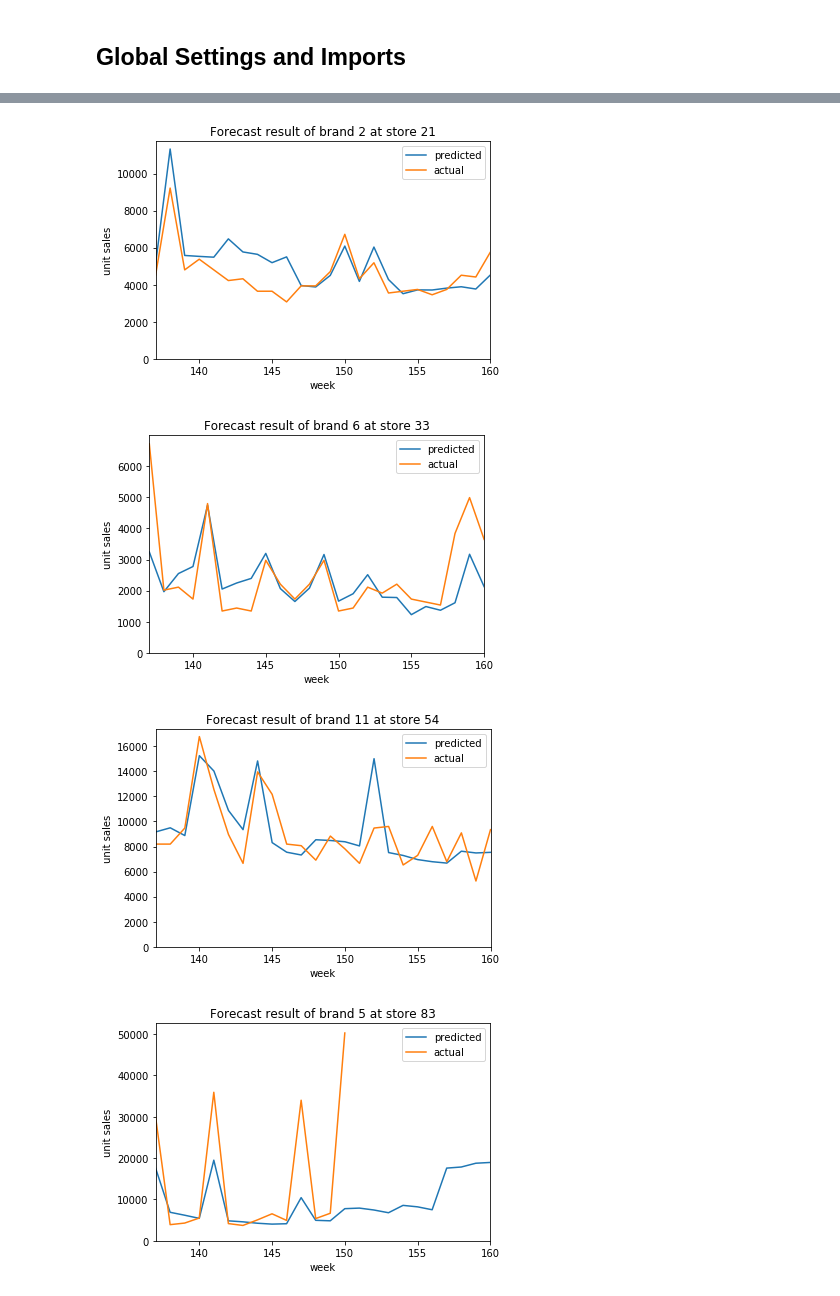
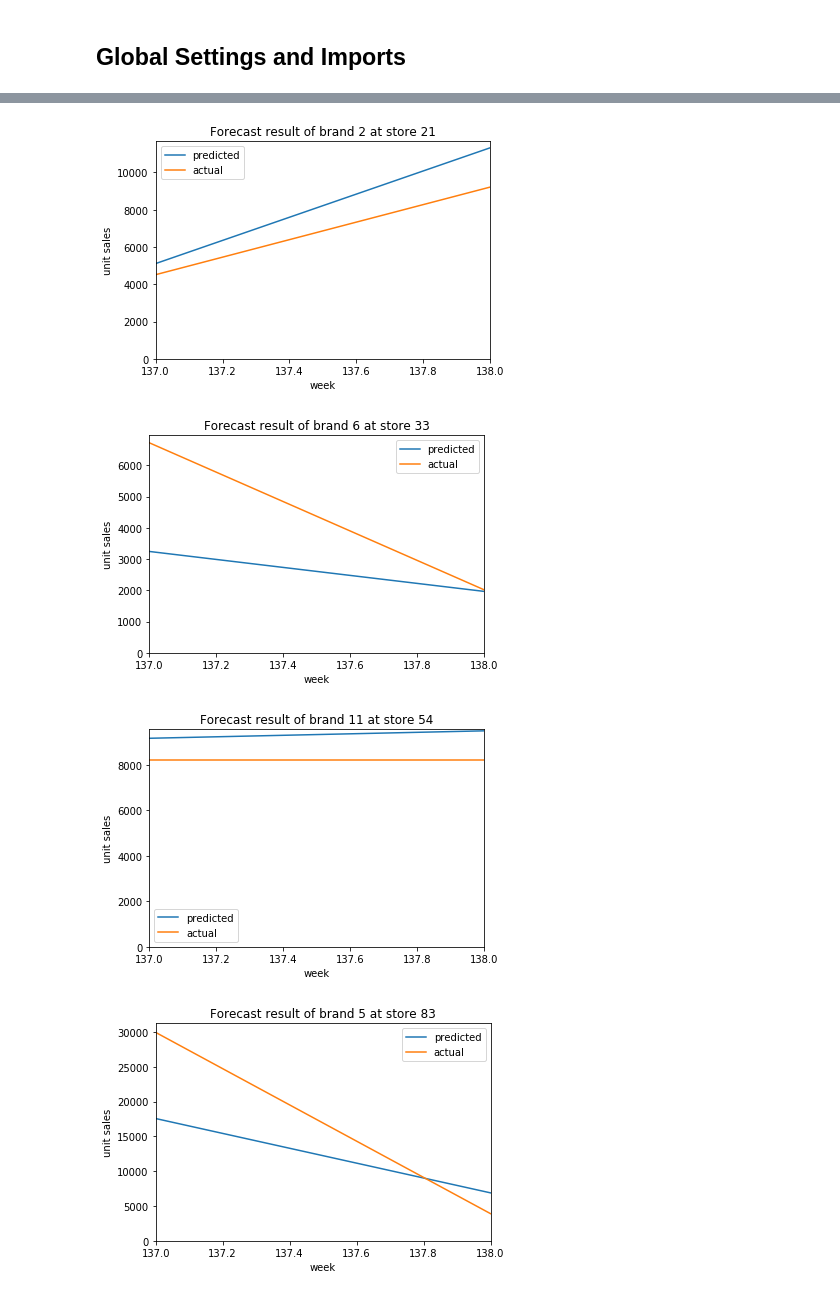
Before and after one commit to microsoft/forecasting, a Jupyter notebook: examples/00_quick_start/lightgbm_retail_point_forecast.ipynb, the cells around one changed output, grey strips where cells are left out. Saved outputs shown, nothing was run; the diff lists cells and outputs as text; code cells hidden in the pictures.

```diff
--- a/examples/00_quick_start/lightgbm_retail_point_forecast.ipynb
+++ b/examples/00_quick_start/lightgbm_retail_point_forecast.ipynb
@@ -356,6 +339,6 @@ np.mean(metric_all)
 # %%
 # Visualize forecast results
-results = pd.concat(combined_all, axis=0)
+results = pd.concat([combined], axis=0)
 random.seed(2)
 for _ in range(5):
     store = random.choice(results["store"].unique())
@@ -370,4 +353,4 @@ Sample MAPE is 60.60093613767933
-[figure, old version]
+[figure, new version]
-[figure, old version]
+[figure, new version]
-[figure, old version]
+[figure, new version]
-[figure, old version]
+[figure, new version]
```
Also changed, not shown: parts of 8 cells of this notebook.
